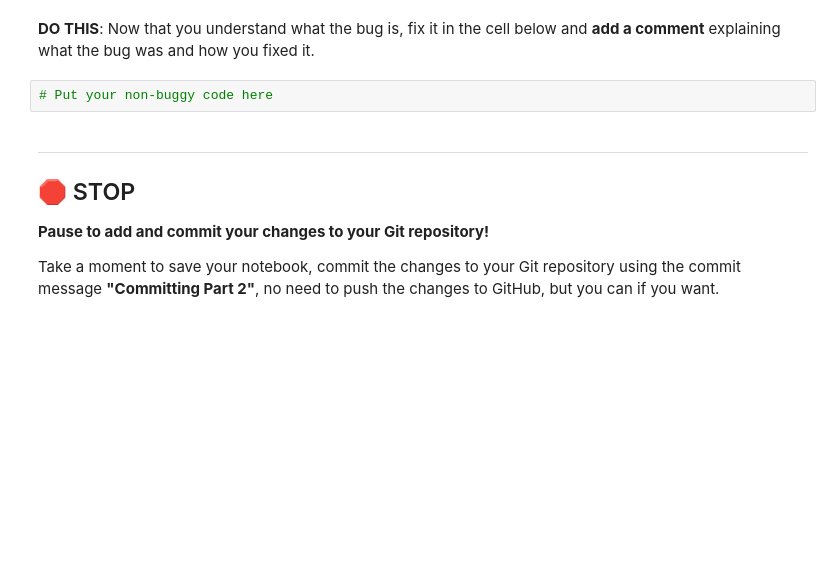
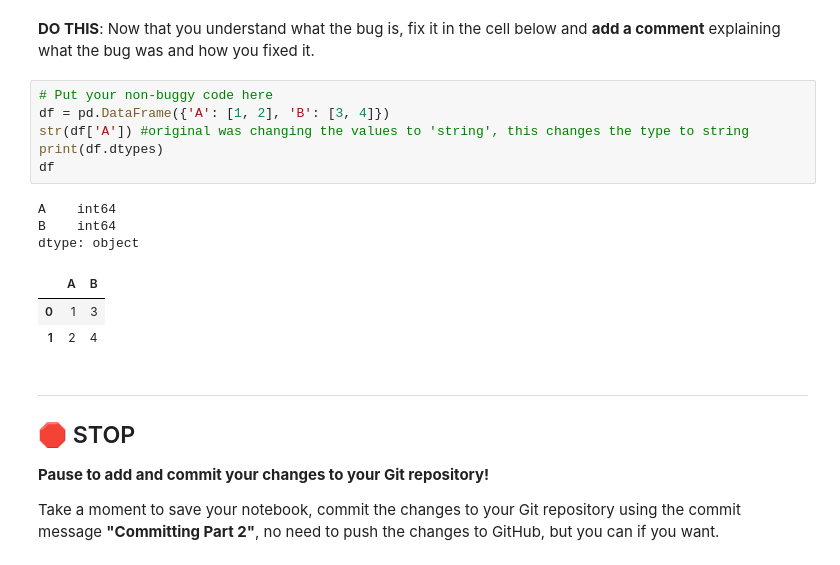
Before and after one commit to interlic/CMSE202, a Jupyter notebook: hw-01/HW-01_GitPracticeDebuggingPythonPackagesAndClasses-STUDENT.ipynb, the cells around one changed output. Cells and saved outputs as stored; diff of their text form; blank space fills up the shorter version.

```diff
--- a/hw-01/HW-01_GitPracticeDebuggingPythonPackagesAndClasses-STUDENT.ipynb
+++ b/hw-01/HW-01_GitPracticeDebuggingPythonPackagesAndClasses-STUDENT.ipynb
@@ -266,8 +310,19 @@ If you need to write any code to explore the nature of the bug, please do so in
 # Put exploratory code here, if needed
 # %% [markdown]
 **DO THIS**: Now that you understand what the bug is, fix it in the cell below and **add a comment** explaining what the bug was and how you fixed it.
-# %%
-# Put your non-buggy code here
+# %%
+# Put your non-buggy code here
+df = pd.DataFrame({'A': [1, 2], 'B': [3, 4]})
+str(df['A']) #original was changing the values to 'string', this changes the type to string
+print(df.dtypes)
+df
+# %% [output]
+A    int64
+B    int64
+dtype: object
+|  | A | B |
+| 0 | 1 | 3 |
+| 1 | 2 | 4 |
 # %% [markdown]
 ---
 ## &#128721; STOP
```
Also changed, not shown: parts of 13 cells of this notebook.
